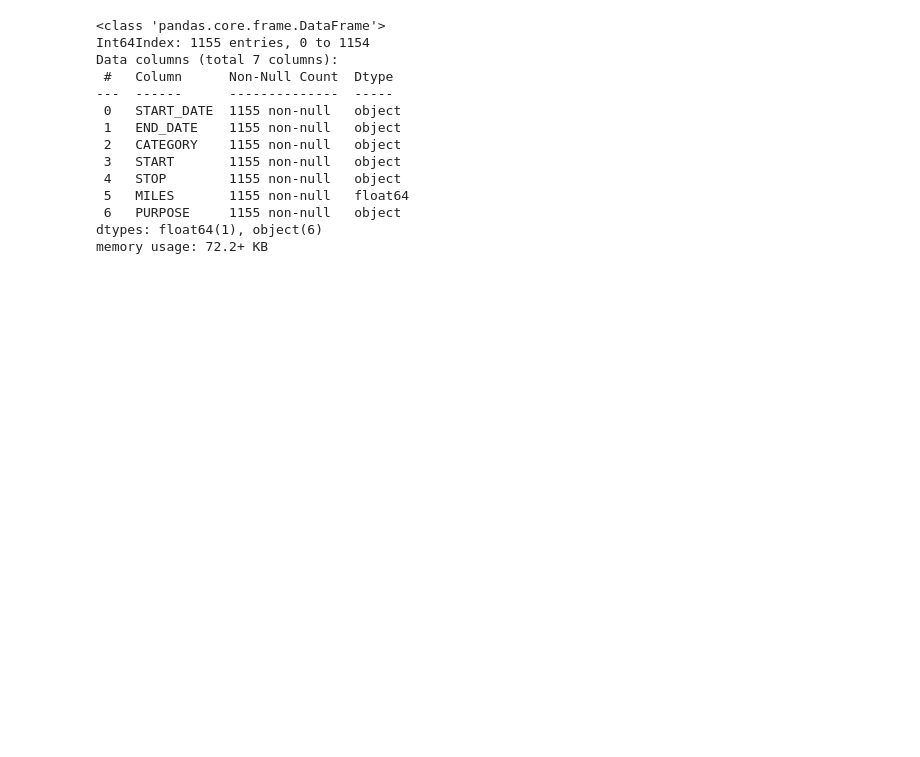
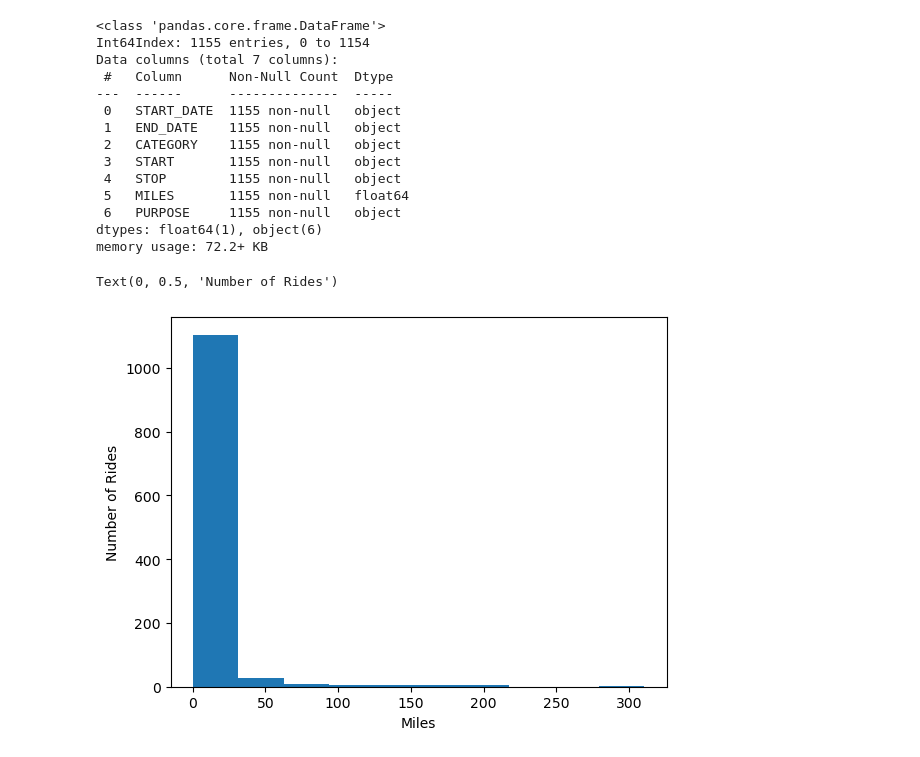
Before and after one commit to rglvk/uber_project1, a Jupyter notebook: Uber_Project1.ipynb, the cells around one changed output. Cells and saved outputs as stored; diff of their text form; code cells hidden in the pictures; blank space fills up the shorter version.

```diff
--- a/Uber_Project1.ipynb
+++ b/Uber_Project1.ipynb
@@ -85,0 +92,7 @@ uber_df.to_csv("output/cleaned_UberDataset.csv")
+# %%
+plt.hist(uber_df['MILES'])
+plt.xlabel('Miles')
+plt.ylabel('Number of Rides')
+# %% [output]
+Text(0, 0.5, 'Number of Rides')
+[figure, added]
```
Also changed, not shown: parts of 13 cells of this notebook.
